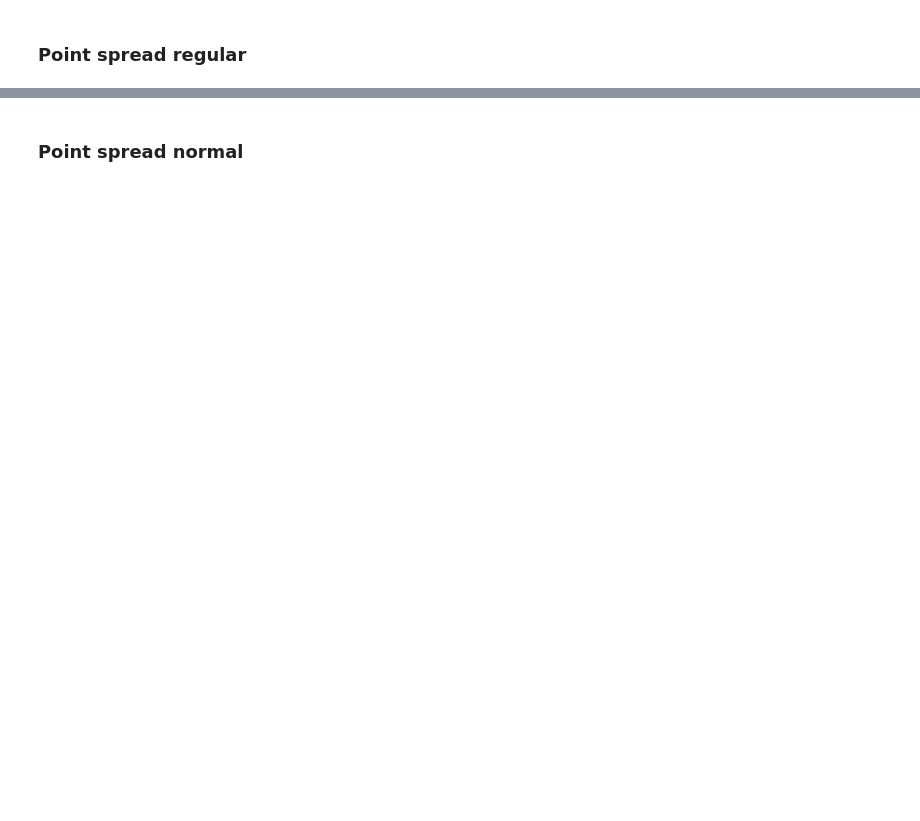
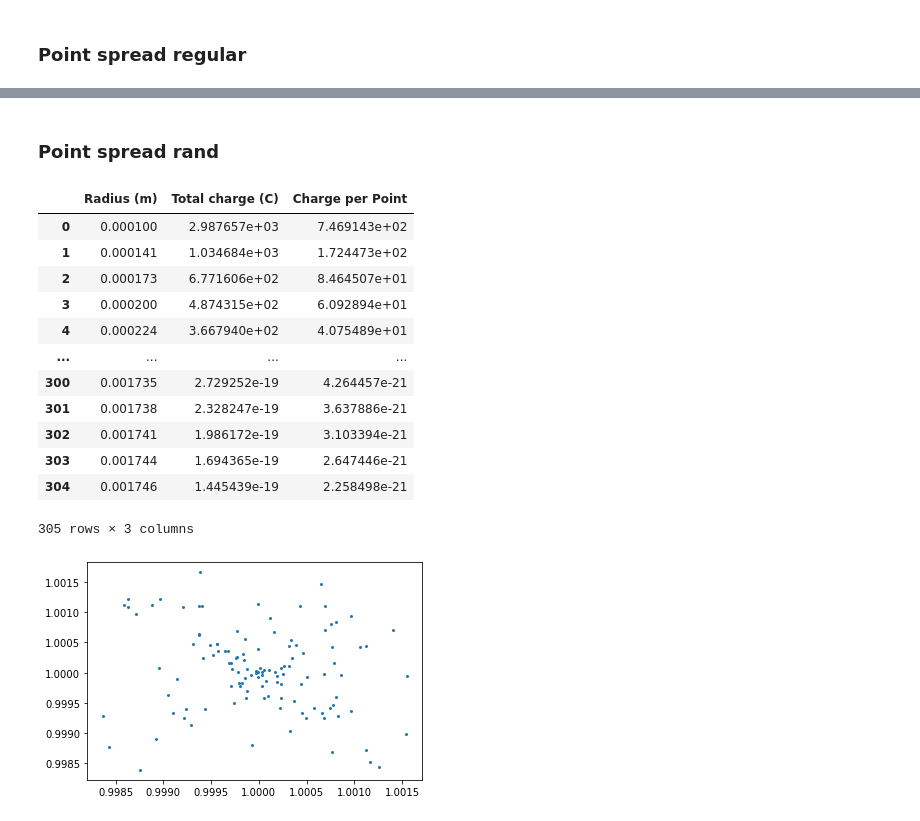
Before and after one commit to AriAtari/ChargeSeparation, a Jupyter notebook: Charge_Separation.ipynb, the cells around one changed output, grey strips where cells are left out. Saved outputs shown, nothing was run; the diff lists cells and outputs as text; code cells hidden in the pictures; blank space fills up the shorter version.

Commit message:
added all point spreading in a consise manner

```diff
--- a/Charge_Separation.ipynb
+++ b/Charge_Separation.ipynb
@@ -38,4 +24,23 @@ for theta in pirange:
     x=np.append(x,valuesr*np.cos(theta)+electronpos[0])
     y=np.append(y,valuesr*np.sin(theta)+electronpos[1])
 plt.scatter(x,y,marker=".",lw=0.01)
+
+
+#Charge per point
+rad= Rqdata.iloc[:,0]
+Totcharge = Rqdata.iloc[:,1]
+count = 0
+cpp = np.array([0,]) #charge per point in coulombs
+for i in range(1,len(rad)):
+    for cur in valuesr:
+        if cur > rad[i-1] and cur< rad[i]:
+            count += ppa
+    if count > 0:
+        cpp = np.append(cpp,Totcharge[i]/count)
+    else:
+        cpp = np.append(cpp,0)
+
+Cppreg=Rqdata
+Cppreg["Charge per Point"] = pd.Series(cpp)
+Cppreg
 # %% [output]
@@ -43,3 +60,44 @@ plt.scatter(x,y,marker=".",lw=0.01)
 [figure]
 # %% [markdown]
-### Point spread normal
+### Point spread rand
+# %%
+
+#point plotting
+rrange = np.random.uniform(-rmax,rmax,points)
+xtest = rrange*np.cos(np.random.uniform(0,np.pi,points))+electronpos[0]
+ytest = rrange*np.sin(np.random.uniform(0,np.pi,points))+electronpos[1]
+
+plt.scatter(xtest,ytest,marker=".",lw=0.01)
+#charge per point
+rad= np.array([0,])
+rad= np.append(rad,Rqdata.iloc[:,0])
+Totcharge = Rqdata.iloc[:,1]
+count = 0
+cpptest = np.array([]) #charge per point in coulombs
+for i in range(1,len(rad)):
+    for cur in rrange:
+        if cur > rad[i-1] and cur< rad[i]:
+            count += 1
+    if count > 0:
+        cpptest = np.append(cpptest,Totcharge[i-1]/count)
+    else:
+        cpptest = np.append(cpptest,0)
+
+Cppran =Rqdata
+Cppran["Charge per Point"] = cpptest
+Cppran
+# %% [output]
+|  | Radius (m) | Total charge (C) | Charge per Point |
+| 0 | 0.000100 | 2.987657e+03 | 7.469143e+02 |
+| 1 | 0.000141 | 1.034684e+03 | 1.724473e+02 |
+| 2 | 0.000173 | 6.771606e+02 | 8.464507e+01 |
+| 3 | 0.000200 | 4.874315e+02 | 6.092894e+01 |
+| 4 | 0.000224 | 3.667940e+02 | 4.075489e+01 |
+| ... | ... | ... | ... |
+| 300 | 0.001735 | 2.729252e-19 | 4.264457e-21 |
+| 301 | 0.001738 | 2.328247e-19 | 3.637886e-21 |
+| 302 | 0.001741 | 1.986172e-19 | 3.103394e-21 |
+| 303 | 0.001744 | 1.694365e-19 | 2.647446e-21 |
+| 304 | 0.001746 | 1.445439e-19 | 2.258498e-21 |
+305 rows × 3 columns
+[figure, added]
```
Also changed, not shown: parts of 6 cells of this notebook.
